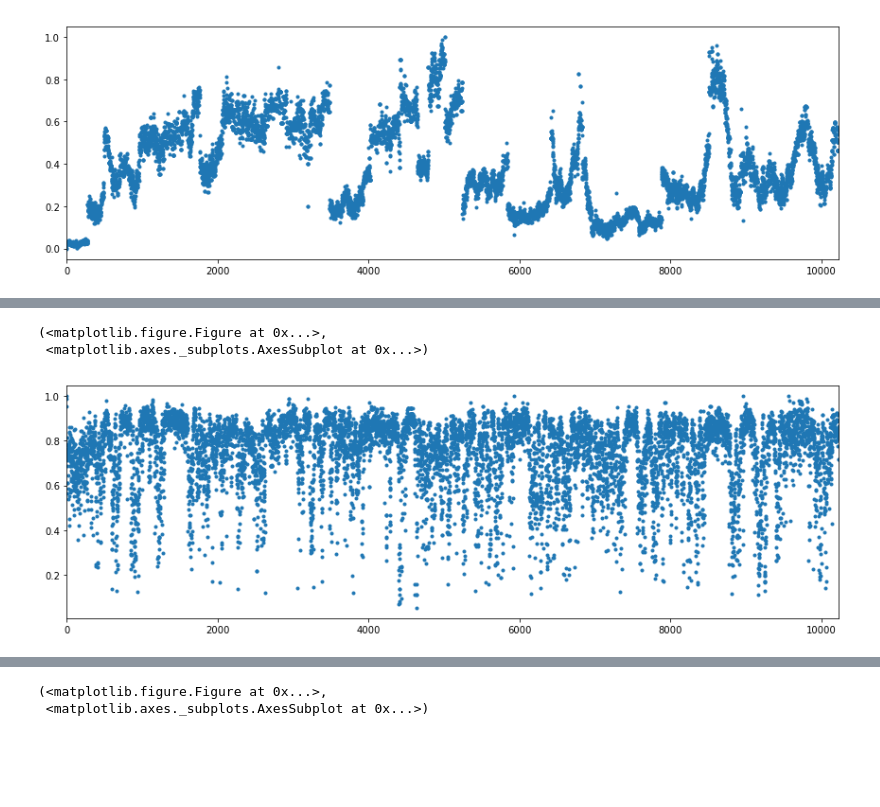
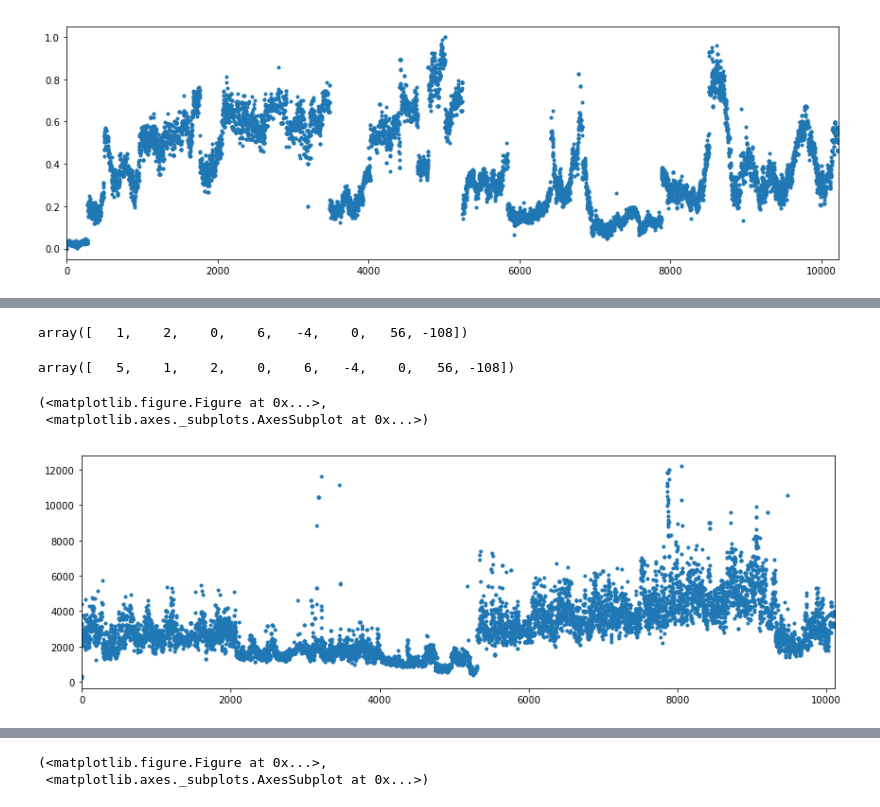
Before and after one commit to tiavlovskiegor24/CRG, a Jupyter notebook: HIV expression.ipynb, the cells around one changed output, grey strips where cells are left out. Cells and saved outputs as stored; diff of their text form; code cells hidden in the pictures; blank space fills up the shorter version.

```diff
--- a/HIV expression.ipynb
+++ b/HIV expression.ipynb
@@ -175,0 +194,10 @@ myplot(array,style=".")
+# %%
+a = np.array([1,2,0,6,-4,0,56,-108])
+sort_idx = a.argsort()
+a[sort_idx][sort_idx.argsort()]
+# %% [output]
+array([   1,    2,    0,    6,   -4,    0,   56, -108])
+# %%
+np.r_[5,a]
+# %% [output]
+array([   5,    1,    2,    0,    6,   -4,    0,   56, -108])
@@ -176,12 +237,13 @@ myplot(array,style=".")
 # %%
-feature = "ab_score"
+feature = "gmfpt"
 array = ML_inputs["samples"][:,ML_inputs["feature_types"][feature]].ravel().astype(float)
+array = array[np.isfinite(array)]
 %run myplot
 myplot(array,style=".")
 # %% [output]
 (<matplotlib.figure.Figure at 0x...>,
  <matplotlib.axes._subplots.AxesSubplot at 0x...>)
-[figure, old version]
+[figure, new version]
 # %%
 n = ML_inputs["samples"].shape[1]
 features = np.arange(n)[ML_inputs["mask"][1]]
```
Also changed, not shown: parts of 27 cells of this notebook, 2 other files.
